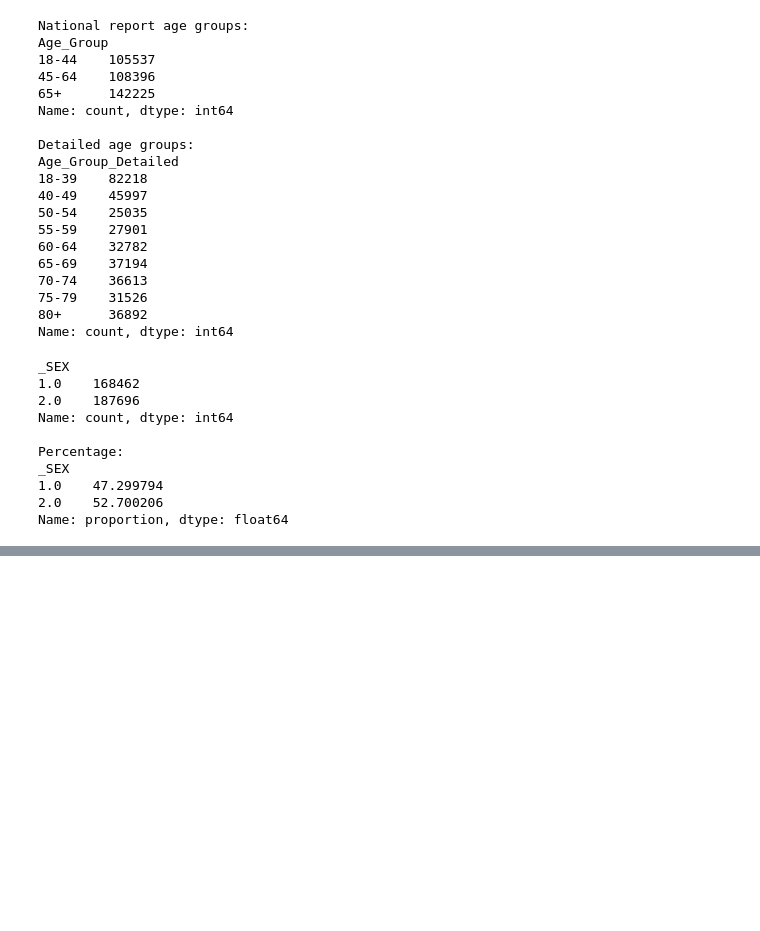
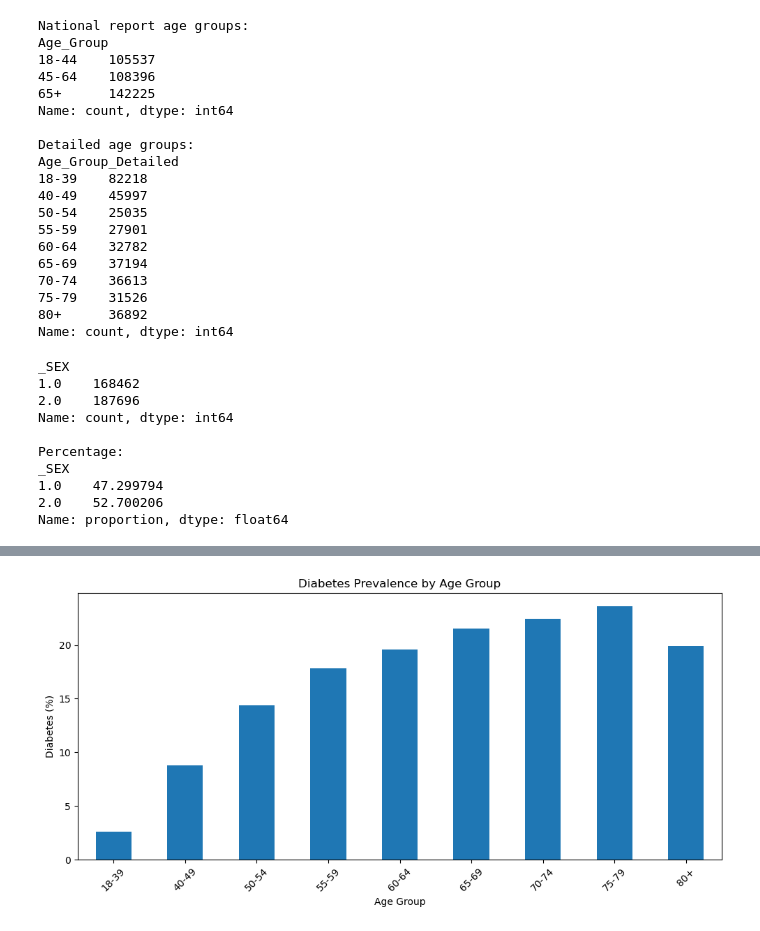
Before and after one commit to fujisoftboy2009/F26_4495_S2_LiqinS, a Jupyter notebook: Implementation/DiabetesAnalysis.ipynb, the cells around one changed output, grey strips where cells are left out. Drawn from its saved outputs; the diff is of its cells as text; code cells hidden in the pictures; blank space fills up the shorter version.

Commit message:
Update DiabetesAnalysis.ipynb
Add sex and age group EDA, diabetes prevalence comparisons, and summary findings

```diff
--- a/Implementation/DiabetesAnalysis.ipynb
+++ b/Implementation/DiabetesAnalysis.ipynb
@@ -260,3 +261,20 @@ _SEX
 1.0    47.299794
 2.0    52.700206
 Name: proportion, dtype: float64
+# %%
+# Create a readable sex variable
+sex_map = {
+    1: 'Male',
+    2: 'Female'
+}
+
+df['Sex'] = df['_SEX'].map(sex_map)
+
+# Check the cleaned distribution
+print(df['Sex'].value_counts(dropna=False))
+
+print("\nPercentage:")
+print(
+    df['Sex']
+    .value_counts(normalize=True, dropna=False) * 100
+)
@@ -262,0 +323,9 @@ Name: proportion, dtype: float64
+# %%
+# Compare diabetes status by detailed age groups
+age_diabetes_detailed = pd.crosstab(
+    df['Age_Group_Detailed'],
+    df['Diabetes_Status'],
+    normalize='index'
+) * 100
+
+display(age_diabetes_detailed.round(2))
@@ -262,0 +344,19 @@ Name: proportion, dtype: float64
+# %%
+
+# Extract diabetes percentage for each detailed age group
+diabetes_by_age = age_diabetes_detailed['Diabetes']
+
+plt.figure(figsize=(10, 5))
+
+diabetes_by_age.plot(kind='bar')
+
+plt.title('Diabetes Prevalence by Age Group')
+plt.xlabel('Age Group')
+plt.ylabel('Diabetes (%)')
+
+plt.xticks(rotation=45)
+plt.tight_layout()
+
+plt.show()
+# %% [output]
+[figure, added]
```
Also changed, not shown: parts of 8 cells of this notebook.
